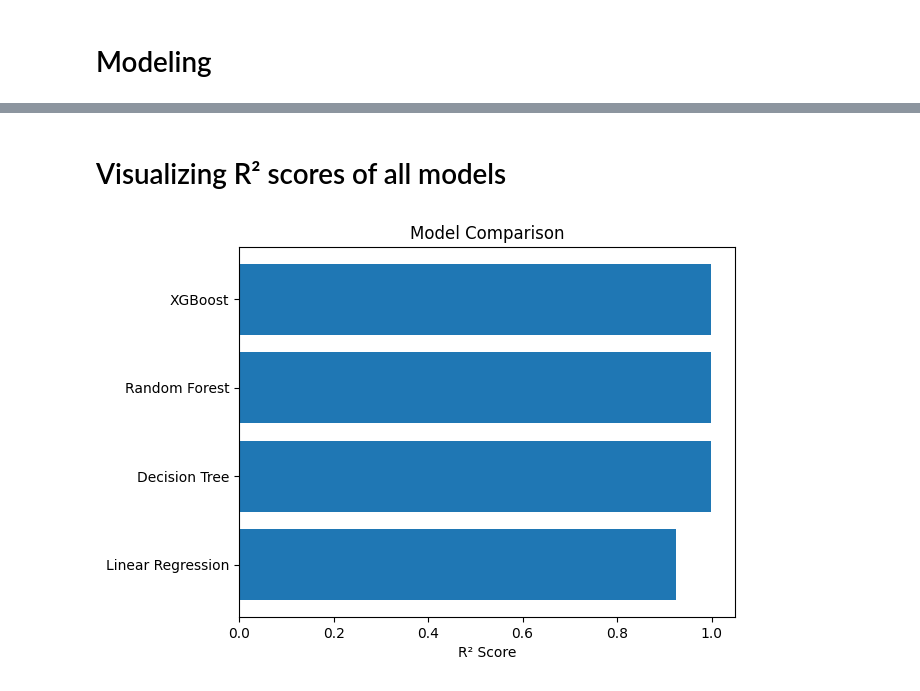
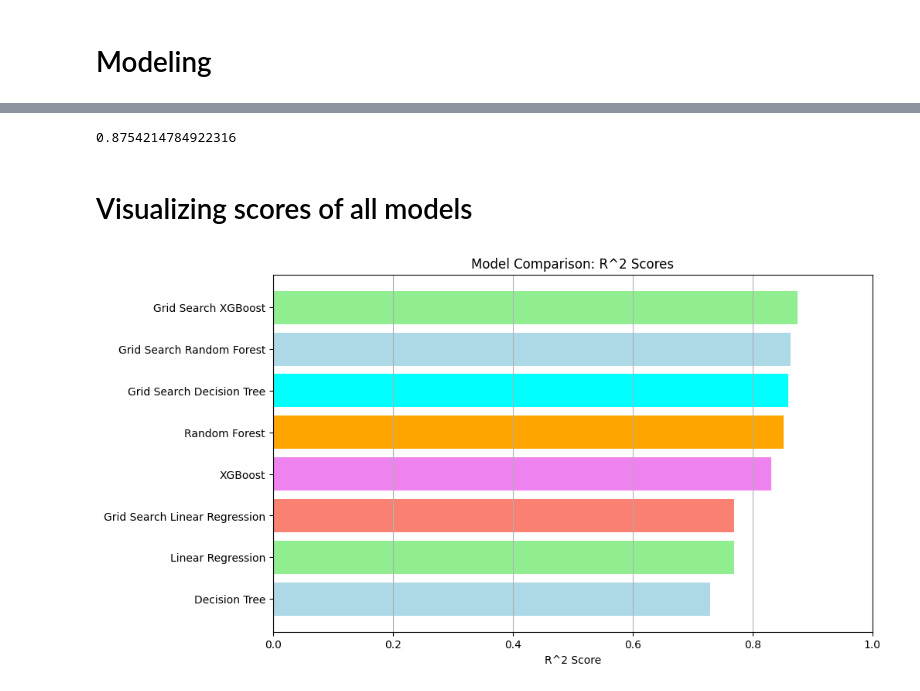
Before and after one commit to OMDeshmukh317/-Medical-Cost-Estimation, a Jupyter notebook: Medical Cost Estimation.ipynb, the cells around one changed output, grey strips where cells are left out. Drawn from its saved outputs; the diff is of its cells as text; code cells hidden in the pictures.

```diff
--- a/Medical Cost Estimation.ipynb
+++ b/Medical Cost Estimation.ipynb
@@ -202,0 +281,11 @@ MAPE (Mean Absolute Percentage Error): 0.007741666413447489
+# %%
+param_grid_xgb = {
+    'n_estimators': [50, 100, 200],
+    'max_depth': [3, 5, 10],
+    'learning_rate': [0.01, 0.1, 0.2],
+    'subsample': [0.8, 1.0]
+}
+# %%
+grid_search_xgb = GridSearchCV(XGBRegressor(random_state=42), param_grid_xgb, cv=5, scoring='r2', n_jobs=-1)
+# %%
+grid_search_xgb.fit(x_train, y_train)
@@ -203,11 +324,30 @@ MAPE (Mean Absolute Percentage Error): 0.007741666413447489
+# %%
+grid_search_xgb.score(x_test,y_test)
+# %% [output]
+0.8754214784922316
 # %% [markdown]
 
-# Visualizing R² scores of all models
+# Visualizing  scores of all models
-# %%
-r2_scores = [r2_score(y_test, model.predict(x_test)) for model in models.values()]
-plt.barh(list(models.keys()), r2_scores)
-plt.xlabel('R² Score')
-plt.title('Model Comparison')
-plt.show()
-# %% [output]
-[figure, removed]
+# %%
+scores = {
+    'Linear Regression': lr.score(x_test, y_test),
+    'Decision Tree': dt.score(x_test, y_test),
+    'Random Forest': rf.score(x_test, y_test),
+    'XGBoost': xgboost.score(x_test, y_test),
+    'Grid Search Linear Regression':grid_search_lr.score(x_test,y_test),
+    'Grid Search Decision Tree': grid_search_dt.score(x_test, y_test),
+    'Grid Search Random Forest': grid_search_rf.score(x_test,y_test),
+    'Grid Search XGBoost': grid_search_xgb.score(x_test,y_test)
+}
+# %%
+sorted_scores = dict(sorted(scores.items(), key=lambda item: item[1]))
+
+plt.figure(figsize=(10, 6))
+plt.barh(list(sorted_scores.keys()), list(sorted_scores.values()), color=['lightblue', 'lightgreen', 'salmon', 'violet', 'orange', 'cyan'])
+plt.xlabel('R^2 Score')
+plt.title('Model Comparison: R^2 Scores')
+plt.xlim(0, 1)  # Adjust the x-axis limits as necessary
+plt.grid(axis='x')
+plt.show()
+# %% [output]
+[figure, added]
```
Also changed, not shown: parts of 39 cells of this notebook.
